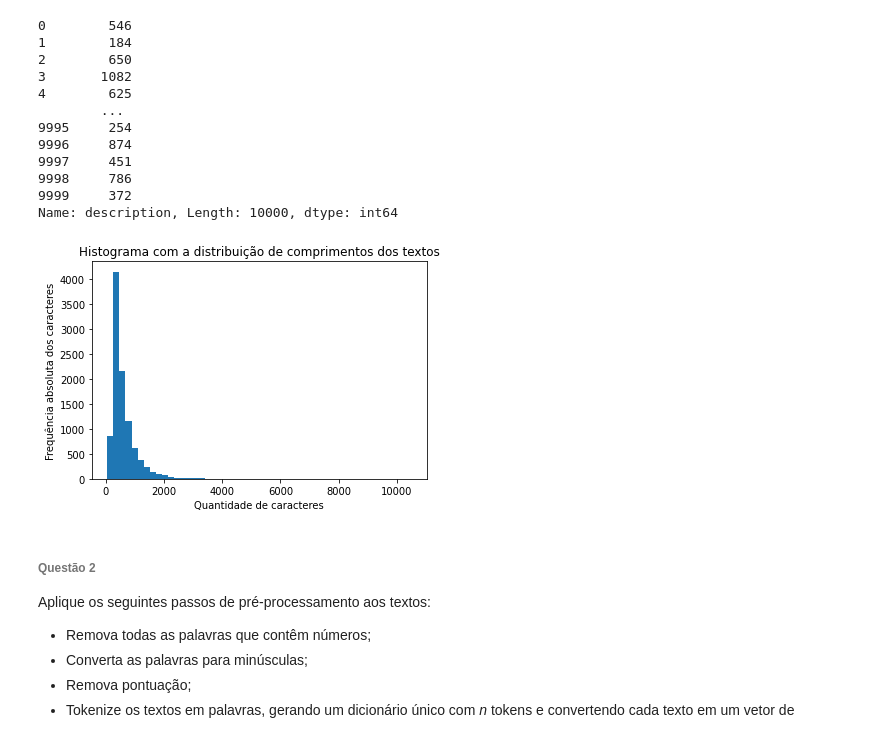
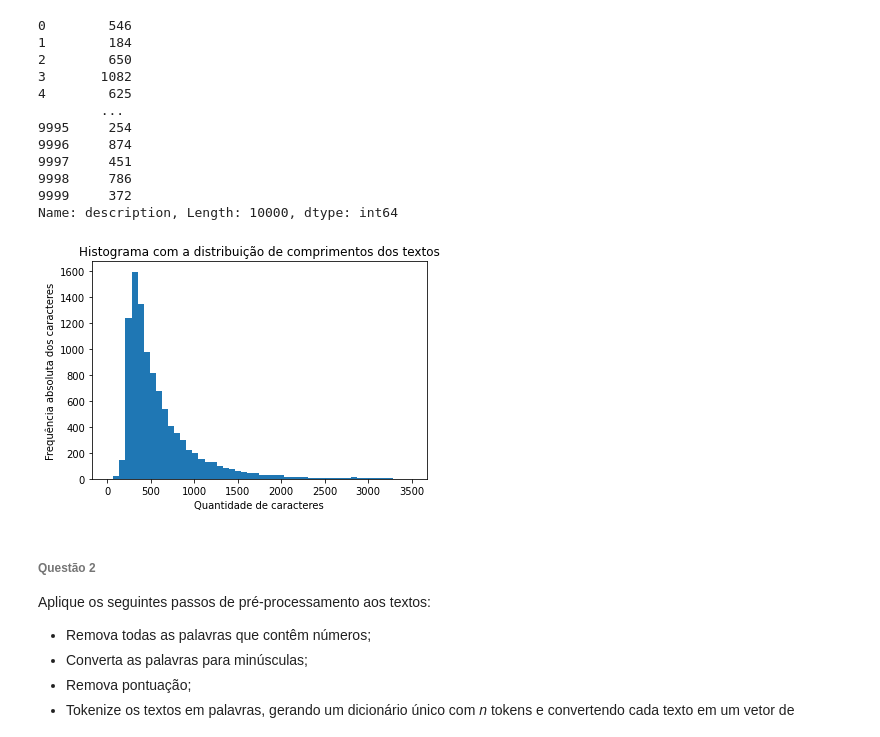
Before and after one commit to audreyemmely/natural-language-processing, a Jupyter notebook: pln_lista2.ipynb, the cells around one changed output. Drawn from its saved outputs; the diff is of its cells as text; code cells hidden in the pictures.

```diff
--- a/pln_lista2.ipynb
+++ b/pln_lista2.ipynb
@@ -51,13 +54,13 @@ print(df.description.apply(len))
 9999     372
 Name: description, Length: 10000, dtype: int64
 # %%
-df['description'].str.len().plot.hist(bins=50)
+df['description'].str.len().plot.hist(bins=50, range=(0,3500))
 plt.title("Histograma com a distribuição de comprimentos dos textos")
 plt.xlabel("Quantidade de caracteres")
 plt.ylabel("Frequência absoluta dos caracteres")
 plt.show()
 # %% [output]
-[figure, old version]
+[figure, new version]
 # %% [markdown]
 ###### Questão 2
 Aplique os seguintes passos de pré-processamento aos textos:
```
Also changed, not shown: parts of 3 cells of this notebook.
